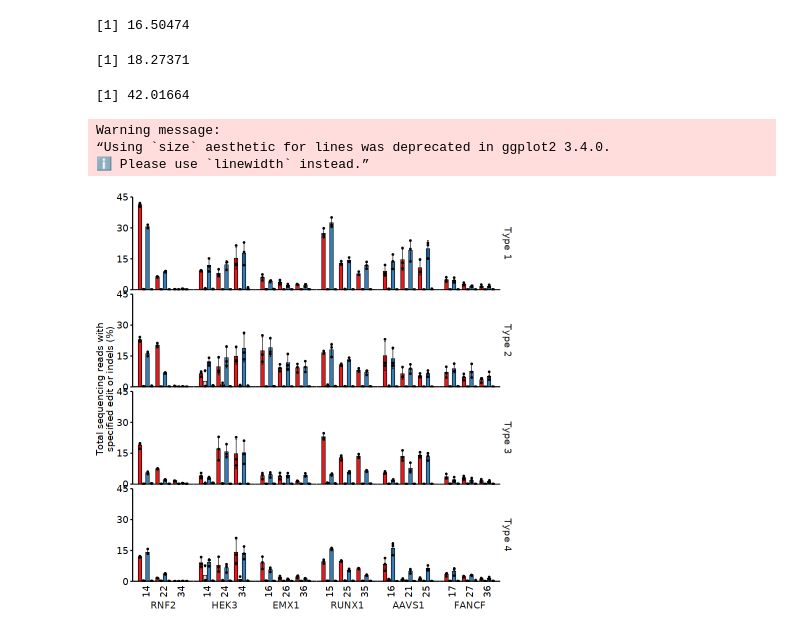
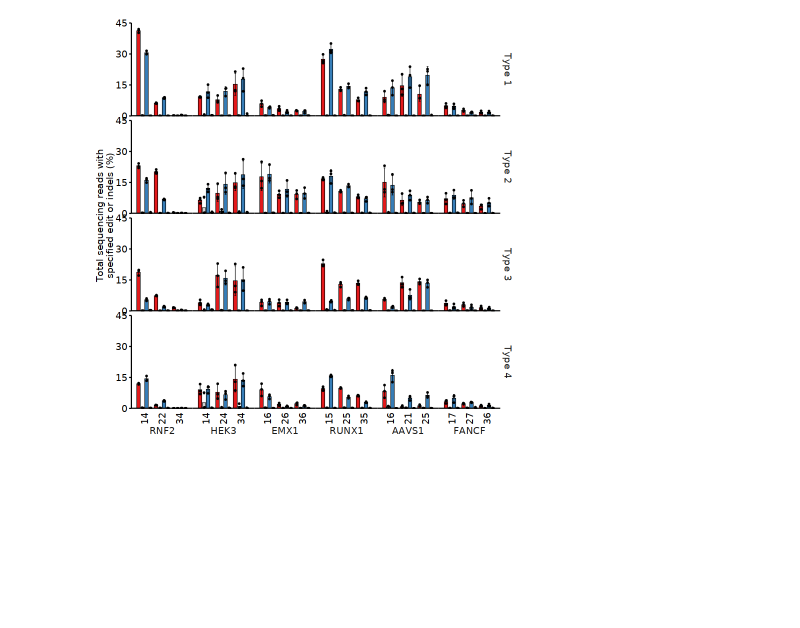
Before and after one commit to jweissmanlab/PEtracer-2025, a Jupyter notebook: strategy_selection/insertvariants/plot.ipynb, the cells around one changed output. Cells and saved outputs as stored; diff of their text form; code cells hidden in the pictures; blank space fills up the shorter version.

Commit message:
update plotting notebook

```diff
--- a/strategy_selection/insertvariants/plot.ipynb
+++ b/strategy_selection/insertvariants/plot.ipynb
@@ -56,17 +39,3 @@ mean(summary_all$Percent[summary_all$locus == "RNF2" & summary_all$type == "Type
-# %%
-mean(summary_all$Percent[summary_all$locus == "HEK3" & summary_all$type == "Type1" & summary_all$HR == 34 &
-            summary_all$Edit_Type == 'Correct_edit'])
-# %% [output]
-[1] 16.50474
-# %%
-mean(summary_all$Percent[summary_all$locus == "EMX1" & summary_all$type == "Type2" & summary_all$HR == 16 &
-            summary_all$Edit_Type == 'Correct_edit'])
-# %% [output]
-[1] 18.27371
-# %%
-max(summary_all$Percent)
-# %% [output]
-[1] 42.01664
 # %%
 colors <- setNames(c(brewer.pal(n = 3, name = "Set1")[c(1,2)], rep("lightgrey", 2)), as.character(1:4))
 # %%
@@ -100,15 +69,12 @@ plot_results_by_type <- function(summary_all) {
     scale_y_continuous(breaks=seq(0,45,by = 15), limits=c(0, 45), expand = c(0, 0))
 }
 # %%
-#pdf('plots/Editing_Type_Efficiency.pdf', width = 4.5, height = 2.8, useDingbats = FALSE)
-plot_results_by_type(summary_all) + annotate("segment", x=-Inf, xend=Inf, y=-Inf, yend=-Inf#, size = 1
-                                            ) +
+pdf('plots/Editing_Type_Efficiency.pdf', width = 4.5, height = 2.8, useDingbats = FALSE)
+plot_results_by_type(summary_all) +
+    annotate("segment", x=-Inf, xend=Inf, y=-Inf, yend=-Inf) +
     theme(axis.line.x = element_blank(), text = element_text(size = (11/.pt) * (11/3))
           , legend.position = "none"
           , axis.text.x = element_text(angle = 90, vjust = 0.5, hjust=1))
-#dev.off()
+dev.off()
 # %% [output]
-Warning message:
-“Using `size` aesthetic for lines was deprecated in ggplot2 3.4.0.
-ℹ Please use `linewidth` instead.”
-[figure, old version]
+[figure, new version]
```
Also changed, not shown: parts of 3 cells of this notebook.
